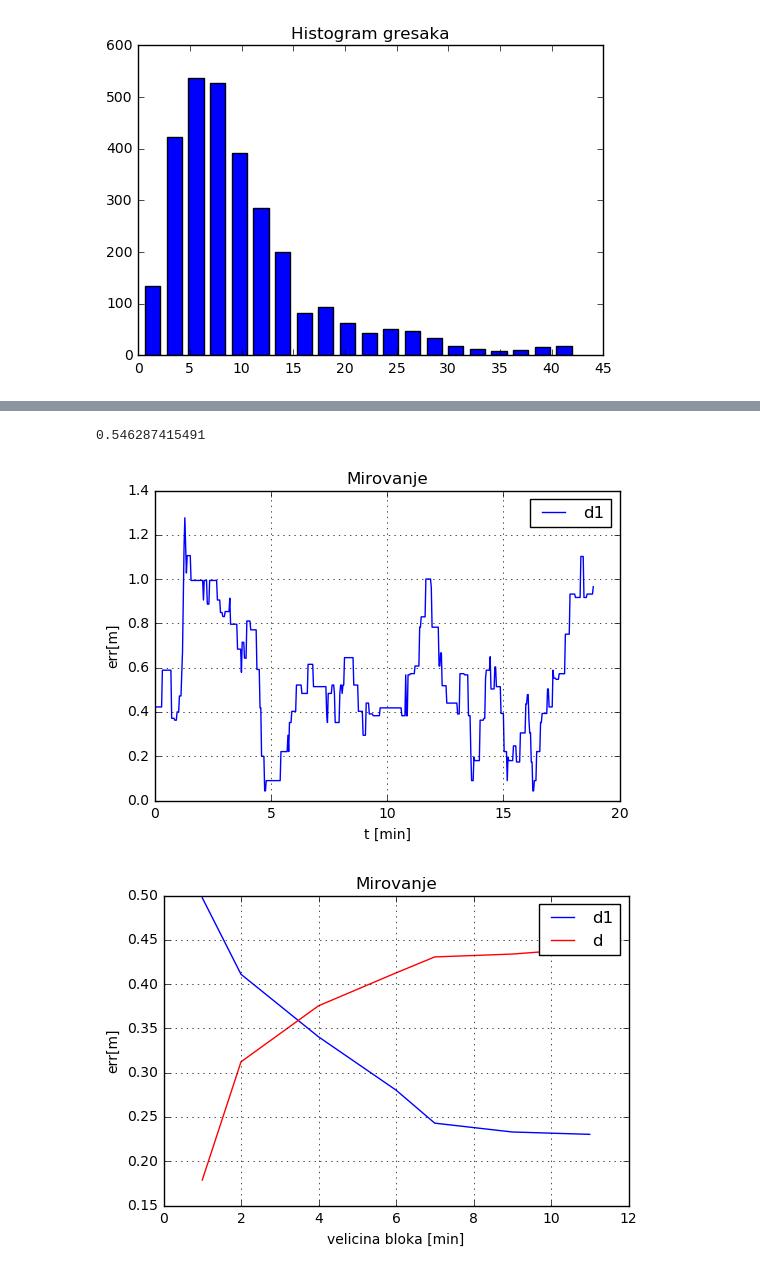
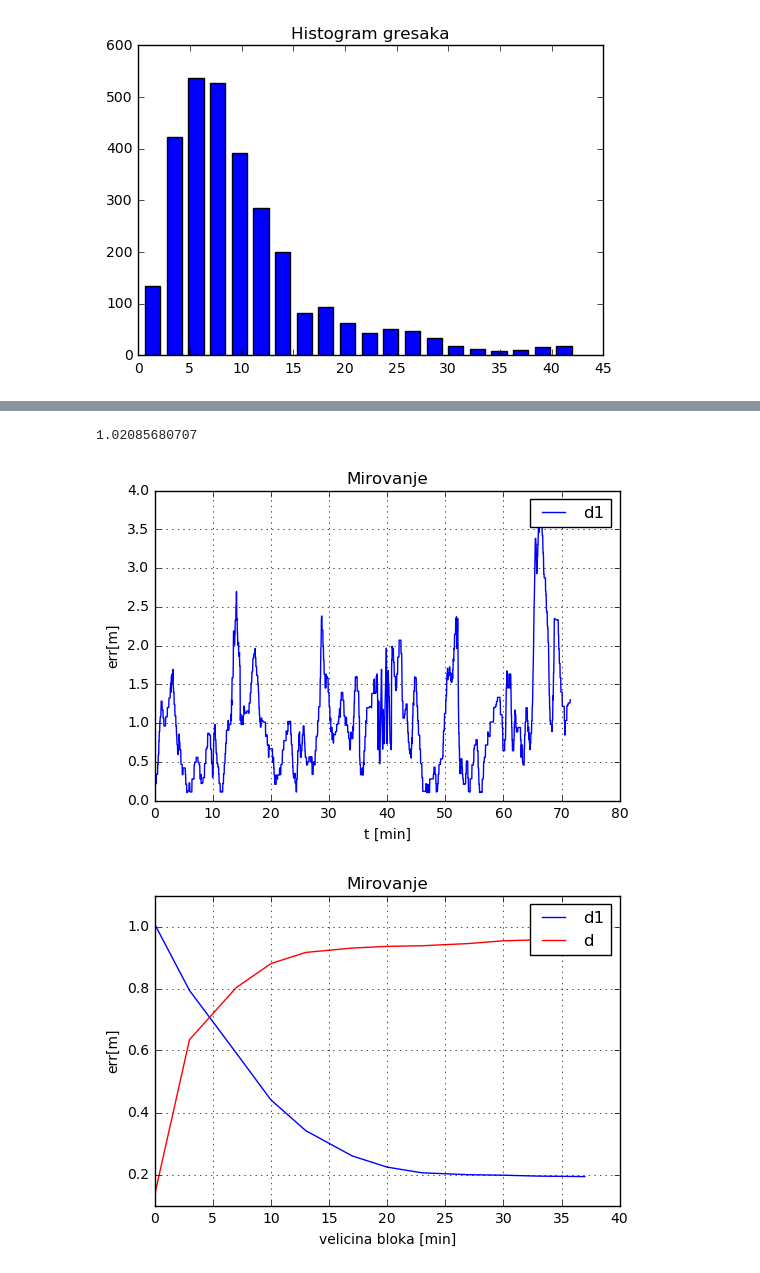
Before and after one commit to ftn-ai-lab/sc-2016-e2, a Jupyter notebook: teorija/notebooks/SC15 - GPS - nepreciznost i neodredjenost.ipynb, the cells around one changed output, grey strips where cells are left out. Drawn from its saved outputs; the diff is of its cells as text; code cells hidden in the pictures.

```diff
--- a/teorija/notebooks/SC15 - GPS - nepreciznost i neodredjenost.ipynb
+++ b/teorija/notebooks/SC15 - GPS - nepreciznost i neodredjenost.ipynb
@@ -269,7 +273,7 @@ plt.show()
 # %% [output]
 [figure]
 # %%
-geo = load_data('data/gps_data_6.csv')
+geo = load_data('data/gps_data_8.csv')
 
 # lon = klon*geo[:,0]
 # lat = klat*geo[:,1]
@@ -302,7 +306,7 @@ for p in geo[:,0:2]:
 d1 = np.array(d1)
 print d1.mean()
 # %% [output]
-0.546287415491
+1.02085680707
 # %%
 t = 2*np.arange(0, len(d1))/60.0
 plt.plot(t, d1, color='b', label='d1');
@@ -312,42 +316,42 @@ plt.xlabel('t [min]')
 plt.ylabel('err[m]')
 plt.grid(True)
 # %% [output]
-[figure, old version]
+[figure, new version]
 # %%
 b = []
 t = []
 d = []
 
-for B in range(30, 350, 50):
+for B in range(10, 1200, 100):
     n = geo.shape[0]
     t.append(B)
     d1 = []
     d2 = []
-    for it in range(0, n-B):
+    for it in range(0, n-B, 10):
         lonB = geo[it:it+B,0]
         latB = geo[it:it+B,1]
         lonMeanB = lonB.mean()
         latMeanB = latB.mean()
         dd1 = distance2((lonMeanB, latMeanB), (lonMean, latMean))
         d1.append(dd1)
         ## rastojanja do lokalnog proseka
         dd2 = np.sqrt(klon*klon*(lonMeanB-lonB)**2+
                       klat*klat*(latMeanB-latB)**2)
         d2.append(dd2.mean())
     d1 = np.array(d1)
     d2 = np.array(d2)
     b.append(d1.mean())
     d.append(d2.mean())
 
 b = np.array(b)
 d = np.array(d)
 t = 2*np.array(t)/60
 plt.plot(t, b, color='b', label='d1');
 plt.plot(t, d, color='r', label='d');
 plt.legend()
 plt.title('Mirovanje')
 plt.xlabel('velicina bloka [min]')
 plt.ylabel('err[m]')
 plt.grid(True)
 # %% [output]
-[figure, old version]
+[figure, new version]
```
Also changed, not shown: parts of 5 cells of this notebook, 1 other file.
